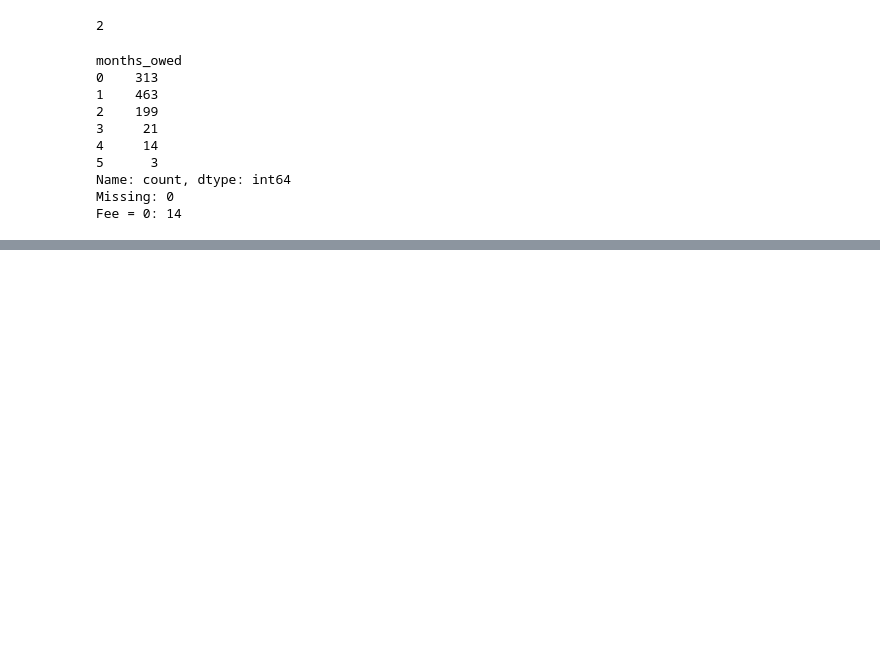
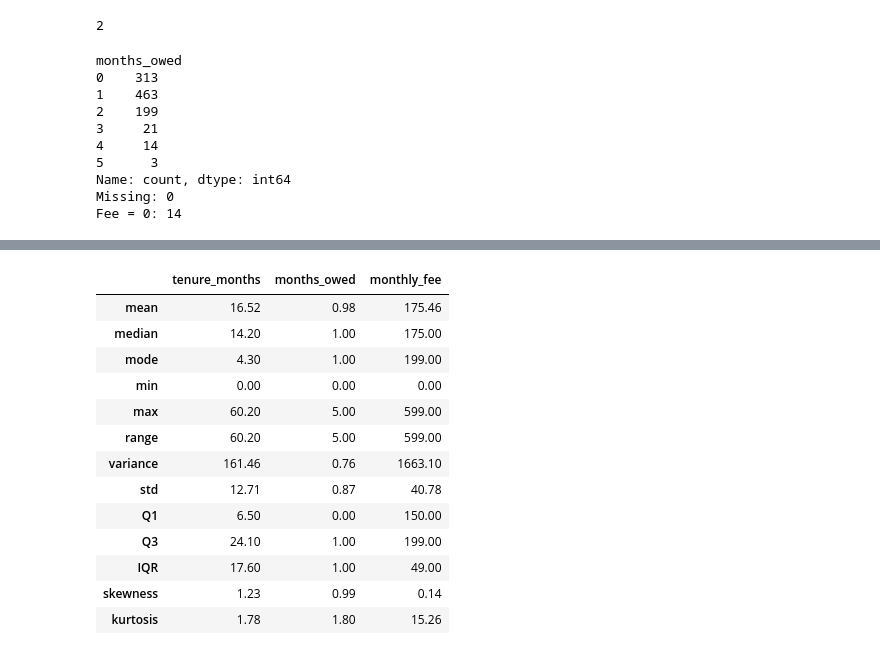
Before and after one commit to mafs794/payments-statistical-techniques-ca1, a Jupyter notebook: ca1.ipynb, the cells around one changed output, grey strips where cells are left out. Drawn from its saved outputs; the diff is of its cells as text; code cells hidden in the pictures; blank space fills up the shorter version.

```diff
--- a/ca1.ipynb
+++ b/ca1.ipynb
@@ -299,0 +429,17 @@ process_data.shape
+# %%
+pd.concat([describe_var(c, process_data) for c in ["tenure_months", "months_owed", "monthly_fee"]], axis=1)
+# %% [output]
+|  | tenure_months | months_owed | monthly_fee |
+| mean | 16.52 | 0.98 | 175.46 |
+| median | 14.20 | 1.00 | 175.00 |
+| mode | 4.30 | 1.00 | 199.00 |
+| min | 0.00 | 0.00 | 0.00 |
+| max | 60.20 | 5.00 | 599.00 |
+| range | 60.20 | 5.00 | 599.00 |
+| variance | 161.46 | 0.76 | 1663.10 |
+| std | 12.71 | 0.87 | 40.78 |
+| Q1 | 6.50 | 0.00 | 150.00 |
+| Q3 | 24.10 | 1.00 | 199.00 |
+| IQR | 17.60 | 1.00 | 49.00 |
+| skewness | 1.23 | 0.99 | 0.14 |
+| kurtosis | 1.78 | 1.80 | 15.26 |
```
Also changed, not shown: parts of 20 cells of this notebook.
